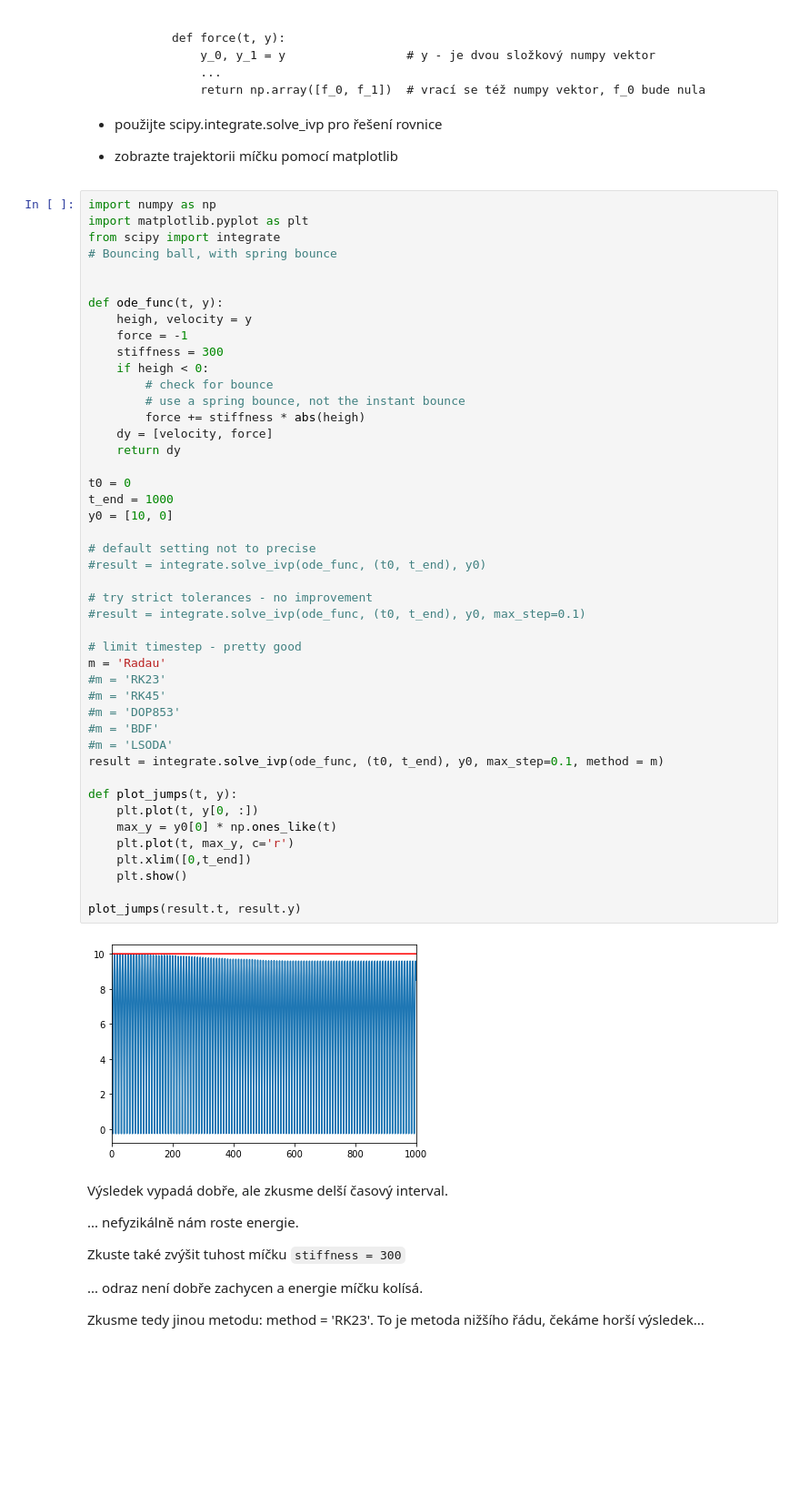
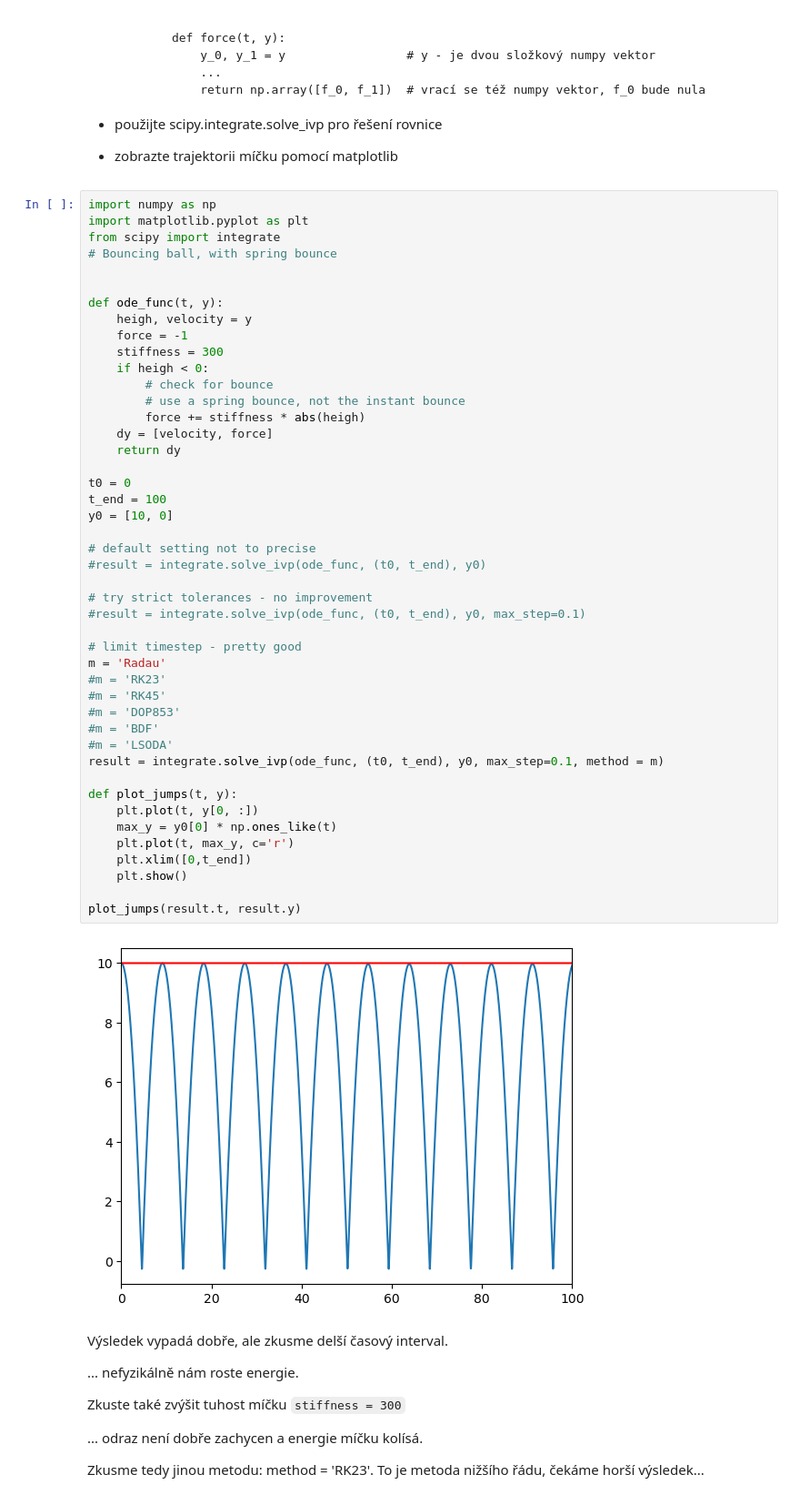
Before and after one commit to jbrezmorf/PAV_course, a Jupyter notebook: Section_2.3_SciPy.ipynb, the cells around one changed output. Shown at 91% size. Saved outputs shown, nothing was run; the diff lists cells and outputs as text; blank space fills up the shorter version.

```diff
--- a/Section_2.3_SciPy.ipynb
+++ b/Section_2.3_SciPy.ipynb
@@ -448,35 +453,35 @@ def ode_func(t, y):
     dy = [velocity, force]
     return dy
 
 t0 = 0
-t_end = 1000
+t_end = 100
 y0 = [10, 0]
 
 # default setting not to precise
 #result = integrate.solve_ivp(ode_func, (t0, t_end), y0)
 
 # try strict tolerances - no improvement
 #result = integrate.solve_ivp(ode_func, (t0, t_end), y0, max_step=0.1)
 
 # limit timestep - pretty good
 m = 'Radau'
 #m = 'RK23'
 #m = 'RK45'
 #m = 'DOP853'
 #m = 'BDF'
 #m = 'LSODA'
 result = integrate.solve_ivp(ode_func, (t0, t_end), y0, max_step=0.1, method = m)
 
 def plot_jumps(t, y):
     plt.plot(t, y[0, :])
     max_y = y0[0] * np.ones_like(t)
     plt.plot(t, max_y, c='r')
     plt.xlim([0,t_end])
     plt.show()
 
 plot_jumps(result.t, result.y)
 # %% [output]
-[figure, old version]
+[figure, new version]
 # %% [markdown]
 Výsledek vypadá dobře, ale zkusme delší časový interval.
 
```
Also changed, not shown: parts of 5 cells of this notebook.
